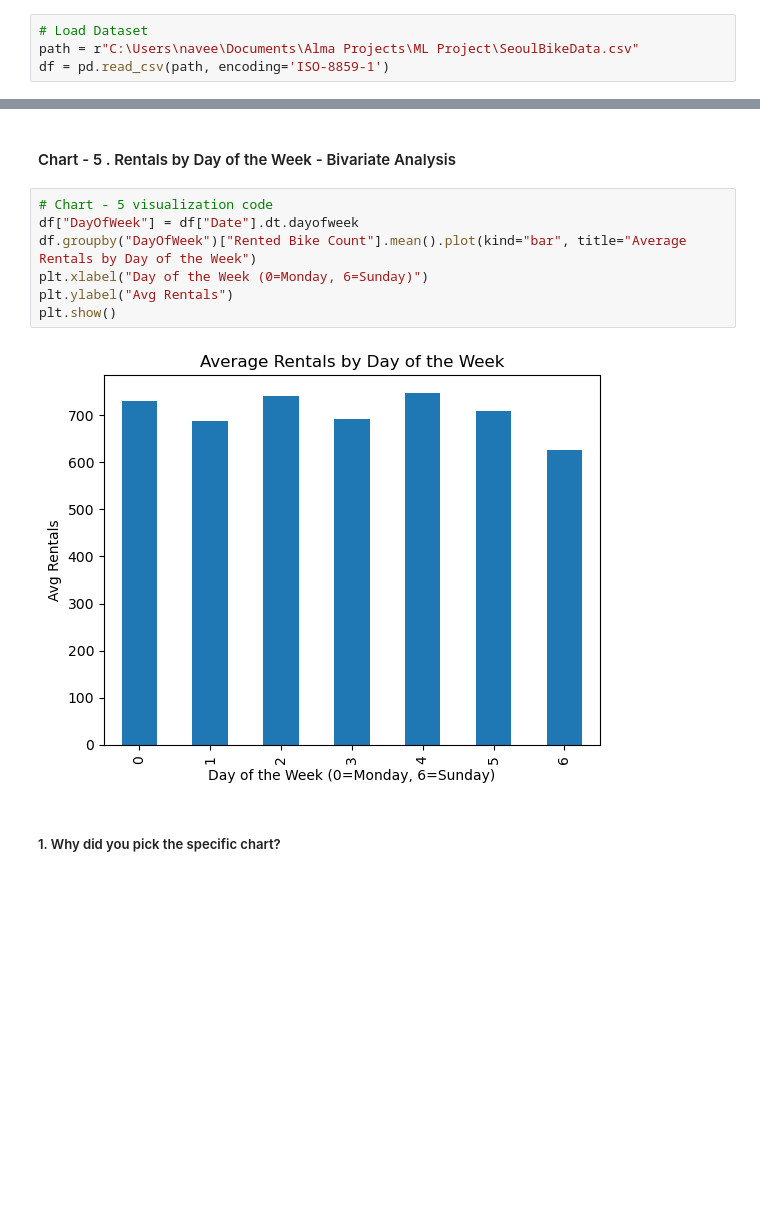
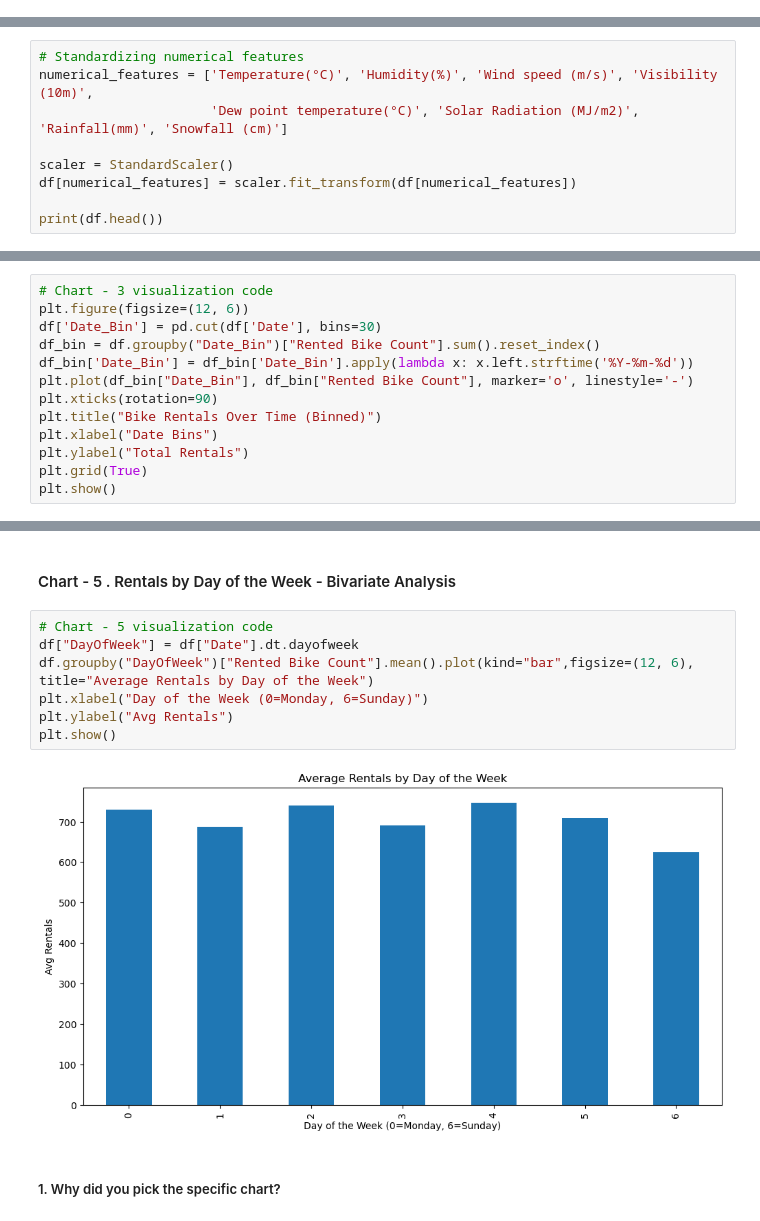
Before and after one commit to naveen95737/AB-MLCapstoneProject-YULU-Bike-Sharing, a Jupyter notebook: YULUBikeMLProject.ipynb, the cells around one changed output, grey strips where cells are left out. Cells and saved outputs as stored; diff of their text form; blank space fills up the shorter version.

```diff
--- a/YULUBikeMLProject.ipynb
+++ b/YULUBikeMLProject.ipynb
@@ -91,4 +100,0 @@ from sklearn.metrics import mean_squared_error, r2_score
-# %%
-# Load Dataset
-path = r"C:\Users\navee\Documents\Alma Projects\ML Project\SeoulBikeData.csv"
-df = pd.read_csv(path, encoding='ISO-8859-1')
@@ -272,0 +295,9 @@ df['Weekend'] = df['Date'].dt.weekday.apply(lambda x: 1 if x >= 5 else 0)
+# %%
+# Standardizing numerical features
+numerical_features = ['Temperature(°C)', 'Humidity(%)', 'Wind speed (m/s)', 'Visibility (10m)',
+                      'Dew point temperature(°C)', 'Solar Radiation (MJ/m2)', 'Rainfall(mm)', 'Snowfall (cm)']
+
+scaler = StandardScaler()
+df[numerical_features] = scaler.fit_transform(df[numerical_features])
+
+print(df.head())
@@ -349,0 +397,13 @@ plt.show()
+# %%
+# Chart - 3 visualization code
+plt.figure(figsize=(12, 6))
+df['Date_Bin'] = pd.cut(df['Date'], bins=30)
+df_bin = df.groupby("Date_Bin")["Rented Bike Count"].sum().reset_index()
+df_bin['Date_Bin'] = df_bin['Date_Bin'].apply(lambda x: x.left.strftime('%Y-%m-%d'))
+plt.plot(df_bin["Date_Bin"], df_bin["Rented Bike Count"], marker='o', linestyle='-')
+plt.xticks(rotation=90)
+plt.title("Bike Rentals Over Time (Binned)")
+plt.xlabel("Date Bins")
+plt.ylabel("Total Rentals")
+plt.grid(True)
+plt.show()
@@ -392,12 +469,12 @@ plt.show()
 # %%
 # Chart - 5 visualization code
 df["DayOfWeek"] = df["Date"].dt.dayofweek
-df.groupby("DayOfWeek")["Rented Bike Count"].mean().plot(kind="bar", title="Average Rentals by Day of the Week")
+df.groupby("DayOfWeek")["Rented Bike Count"].mean().plot(kind="bar",figsize=(12, 6), title="Average Rentals by Day of the Week")
 plt.xlabel("Day of the Week (0=Monday, 6=Sunday)")
 plt.ylabel("Avg Rentals")
 plt.show()
 # %% [output]
-[figure, old version]
+[figure, new version]
 # %% [markdown]
 ##### 1. Why did you pick the specific chart?
 # %% [markdown]
```
Also changed, not shown: parts of 32 cells of this notebook.
